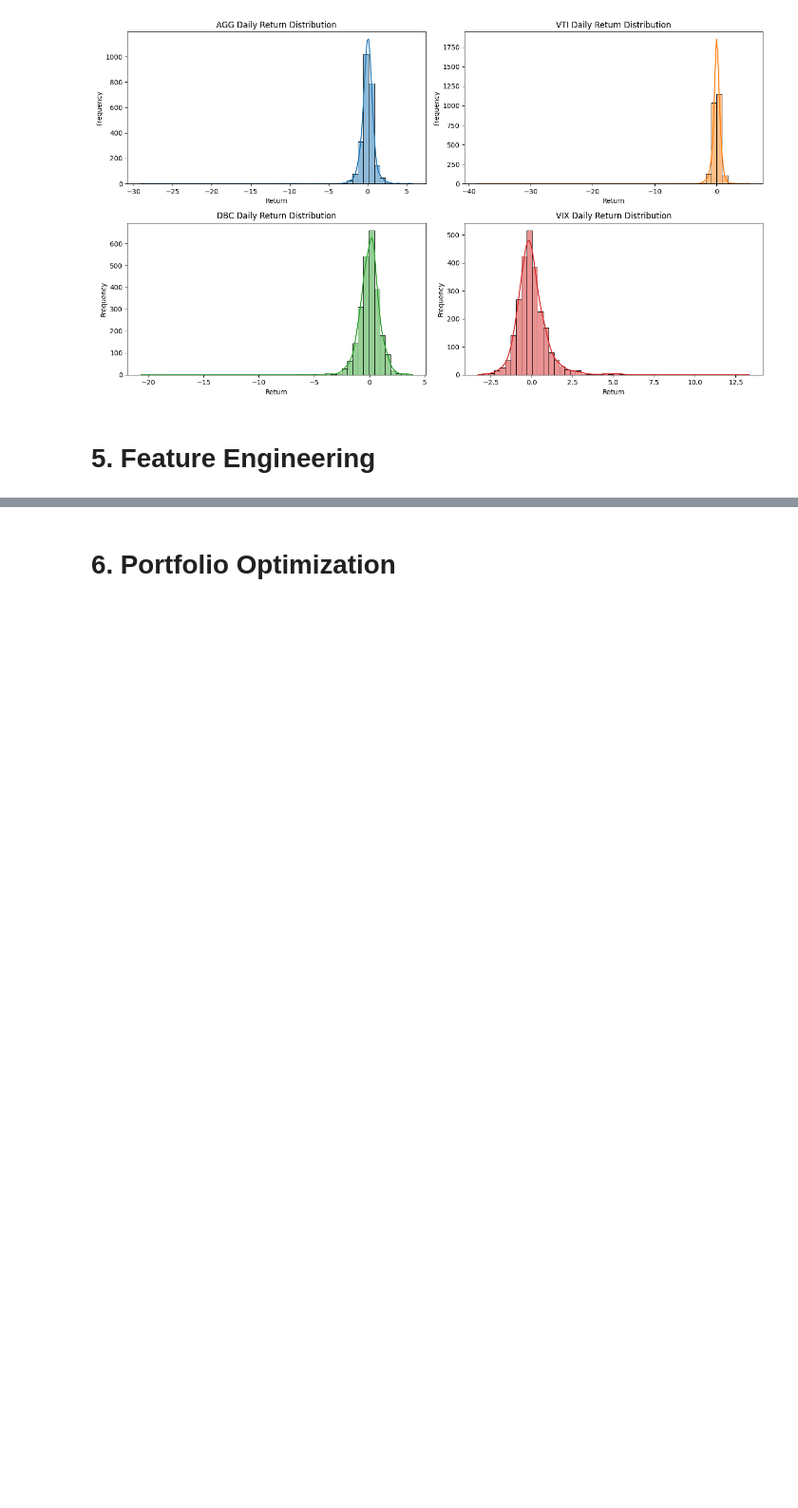
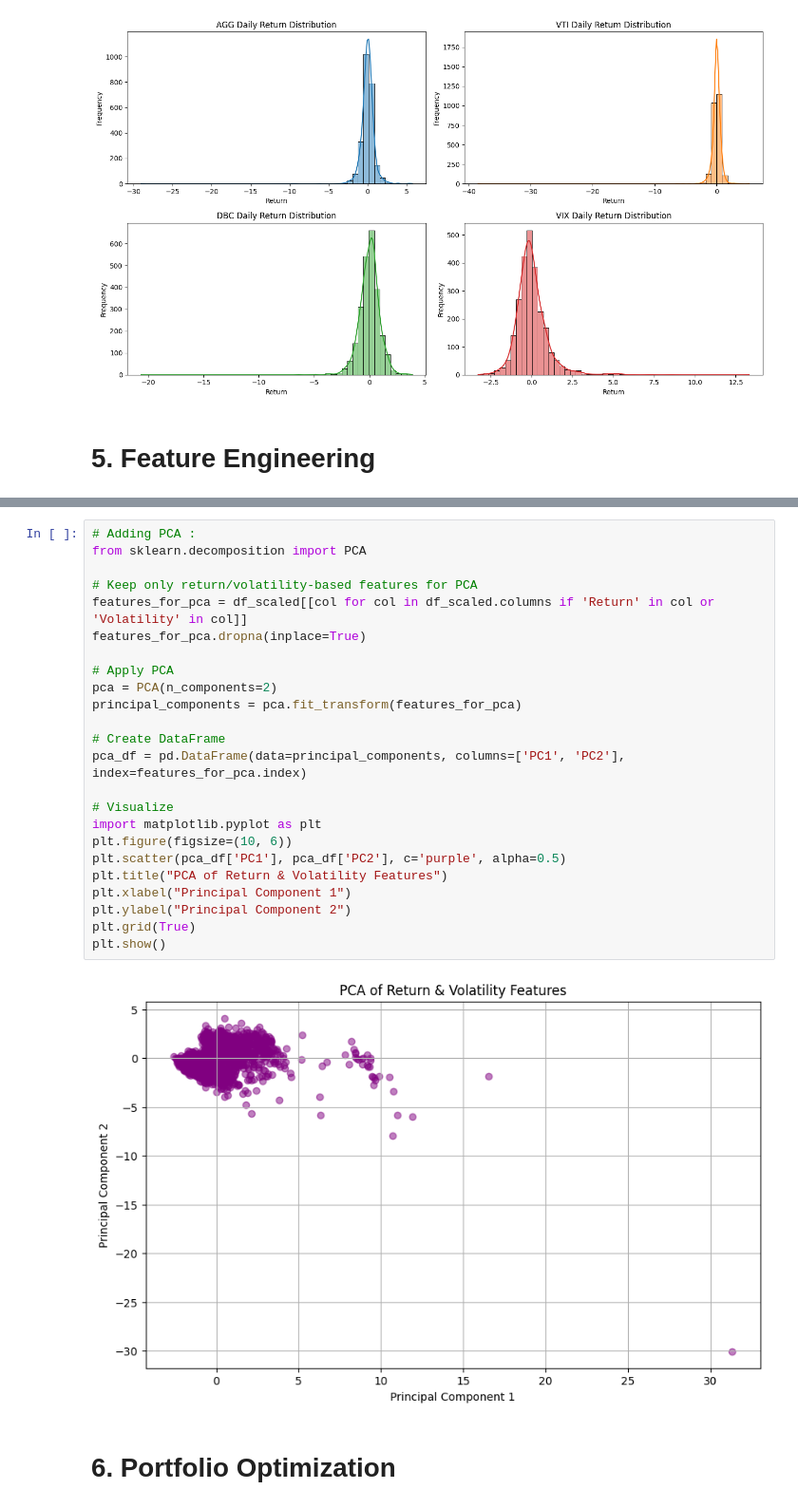
Before and after one commit to Saisha0512/Portfolio_Optimization_ML_DL, a Jupyter notebook: Portfolio_Optimization_ML_DL.ipynb, the cells around one changed output, grey strips where cells are left out. Shown: that part at 95% size. Saved outputs shown, nothing was run; the diff lists cells and outputs as text; blank space fills up the shorter version.

```diff
--- a/Portfolio_Optimization_ML_DL.ipynb
+++ b/Portfolio_Optimization_ML_DL.ipynb
@@ -389,3 +502,29 @@ plt.show()
+# %%
+# Adding PCA :
+from sklearn.decomposition import PCA
+
+# Keep only return/volatility-based features for PCA
+features_for_pca = df_scaled[[col for col in df_scaled.columns if 'Return' in col or 'Volatility' in col]]
+features_for_pca.dropna(inplace=True)
+
+# Apply PCA
+pca = PCA(n_components=2)
+principal_components = pca.fit_transform(features_for_pca)
+
+# Create DataFrame
+pca_df = pd.DataFrame(data=principal_components, columns=['PC1', 'PC2'], index=features_for_pca.index)
+
+# Visualize
+import matplotlib.pyplot as plt
+plt.figure(figsize=(10, 6))
+plt.scatter(pca_df['PC1'], pca_df['PC2'], c='purple', alpha=0.5)
+plt.title("PCA of Return & Volatility Features")
+plt.xlabel("Principal Component 1")
+plt.ylabel("Principal Component 2")
+plt.grid(True)
+plt.show()
+# %% [output]
+[figure, added]
 # %% [markdown]
 # **6. Portfolio Optimization**
 # %% [markdown]
```
Also changed, not shown: parts of 17 cells of this notebook.
